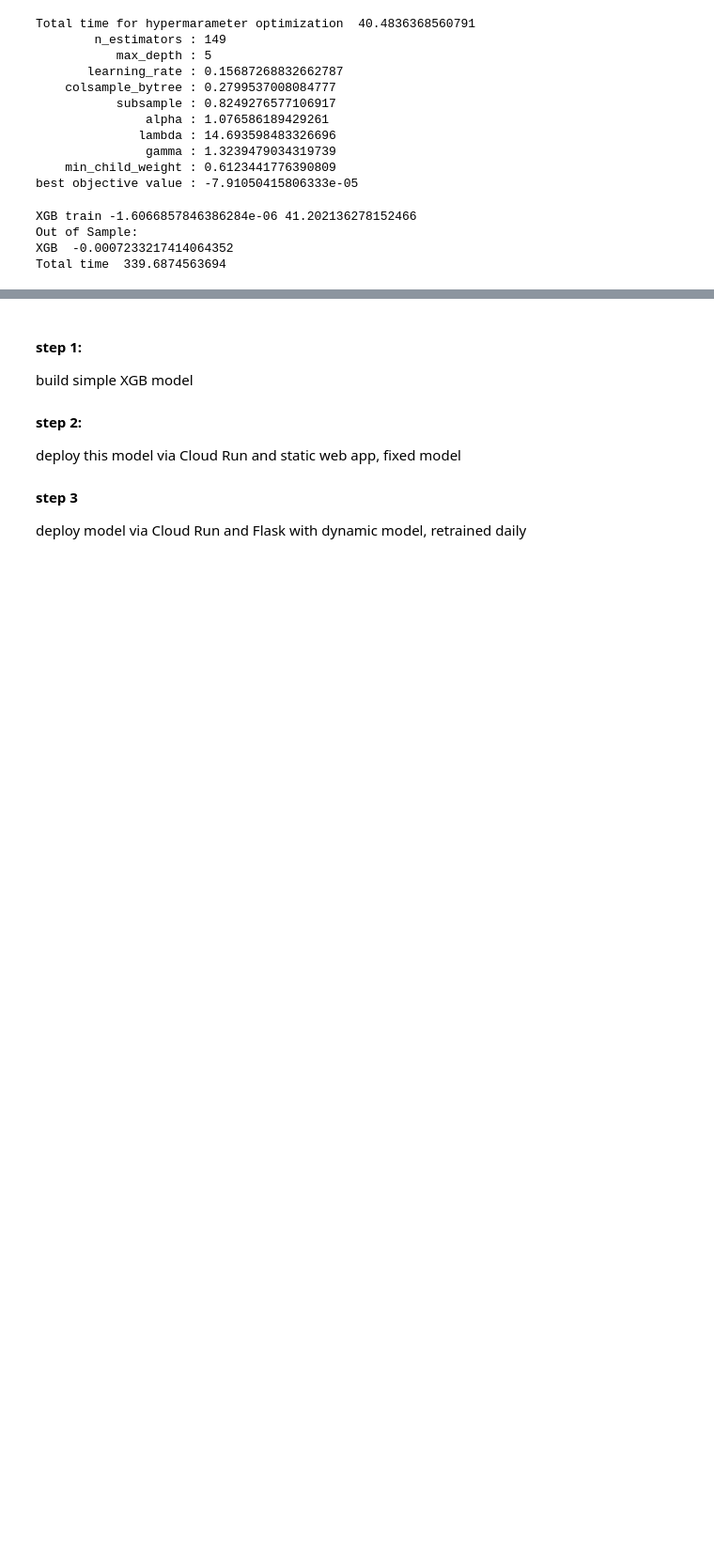
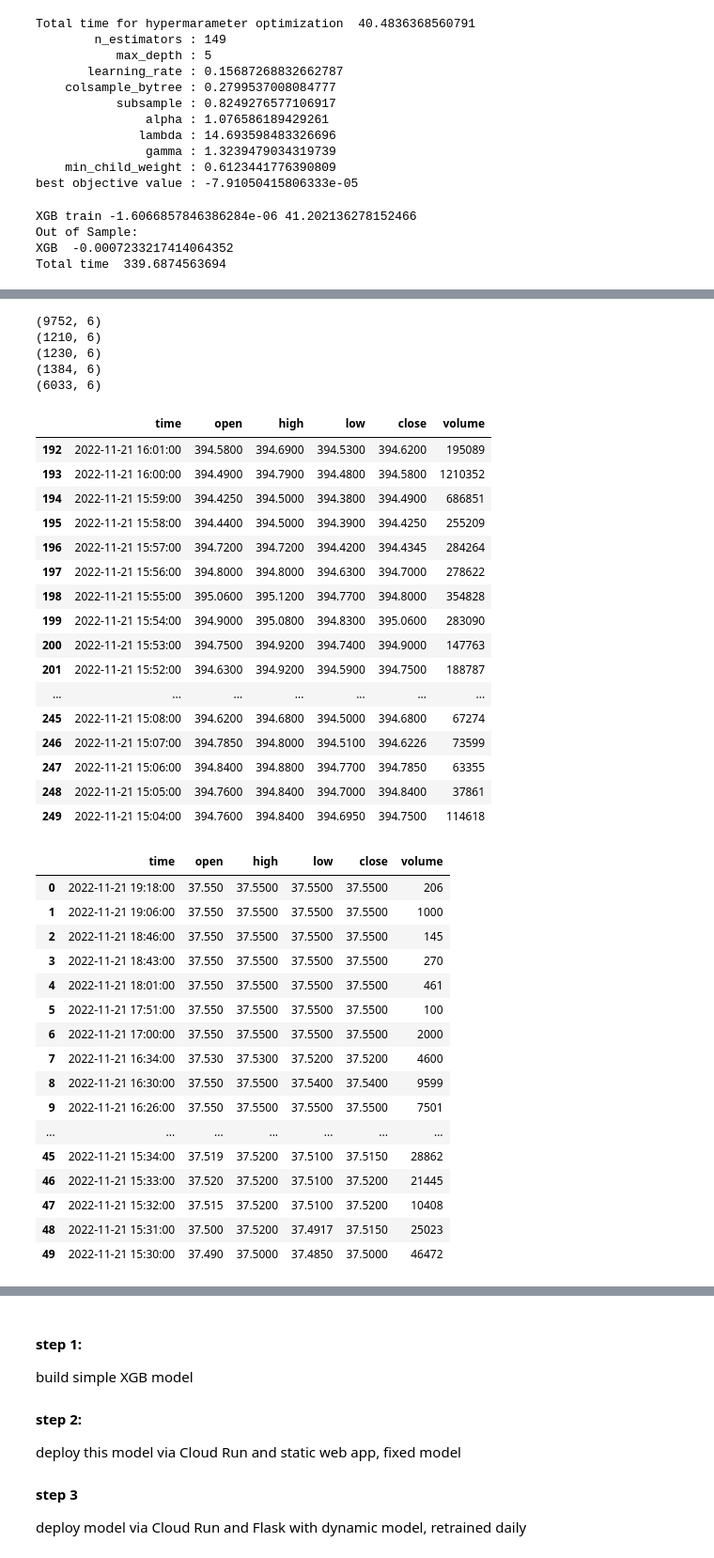
Before and after one commit to MykolaPinchuk/projects_gcp_cpu, a Jupyter notebook: spx/src/dev_xgb.ipynb, the cells around one changed output, grey strips where cells are left out. Shown: that part at 94% size. Saved outputs shown, nothing was run; the diff lists cells and outputs as text; code cells hidden in the pictures; blank space fills up the shorter version.

```diff
--- a/spx/src/dev_xgb.ipynb
+++ b/spx/src/dev_xgb.ipynb
@@ -452,3 +452,7 @@ Total time  339.6874563694
 # can try to exploit intraday lead-lag effects
 # i.e., pick up intraday major assets (3 indices) and try to predict less liquid assets.
 # can try btc or etfs of small stocks. e.g., eem or eems etfs.
+# %%
+url = 'https://www.alphavantage.co/query?function=TIME_SERIES_INTRADAY_EXTENDED&symbol=SPY&interval=1min&adjusted=true&slice=year1month1&apikey=KBYUCPQEHAG67WNC&datatype=csv'
+spy = pd.read_csv(url)
+spy
@@ -454,0 +473,65 @@ Total time  339.6874563694
+# %%
+url = 'https://www.alphavantage.co/query?function=TIME_SERIES_INTRADAY_EXTENDED&symbol=EEM&interval=1min&slice=year1month1&apikey=KBYUCPQEHAG67WNC&datatype=csv'
+eem = pd.read_csv(url)
+print(eem.shape)
+
+# EEMS is even less liquid, try eema emxc
+
+url = 'https://www.alphavantage.co/query?function=TIME_SERIES_INTRADAY_EXTENDED&symbol=EEMS&interval=1min&slice=year1month1&apikey=KBYUCPQEHAG67WNC&datatype=csv'
+eems = pd.read_csv(url)
+print(eems.shape)
+
+url = 'https://www.alphavantage.co/query?function=TIME_SERIES_INTRADAY_EXTENDED&symbol=EWX&interval=1min&slice=year1month1&apikey=KBYUCPQEHAG67WNC&datatype=csv'
+ewx = pd.read_csv(url)
+print(ewx.shape)
+
+url = 'https://www.alphavantage.co/query?function=TIME_SERIES_INTRADAY_EXTENDED&symbol=EEMA&interval=1min&slice=year1month1&apikey=KBYUCPQEHAG67WNC&datatype=csv'
+eema = pd.read_csv(url)
+print(eema.shape)
+
+url = 'https://www.alphavantage.co/query?function=TIME_SERIES_INTRADAY_EXTENDED&symbol=EMXC&interval=1min&slice=year1month1&apikey=KBYUCPQEHAG67WNC&datatype=csv'
+emxc = pd.read_csv(url)
+print(emxc.shape)
+# %% [output]
+(9752, 6)
+(1210, 6)
+(1230, 6)
+(1384, 6)
+(6033, 6)
+# %%
+display(spy[192:250], eem[:50], emxc[:50])
+# %% [output]
+|  | time | open | high | low | close | volume |
+| 192 | 2022-11-21 16:01:00 | 394.5800 | 394.6900 | 394.5300 | 394.6200 | 195089 |
+| 193 | 2022-11-21 16:00:00 | 394.4900 | 394.7900 | 394.4800 | 394.5800 | 1210352 |
+| 194 | 2022-11-21 15:59:00 | 394.4250 | 394.5000 | 394.3800 | 394.4900 | 686851 |
+| 195 | 2022-11-21 15:58:00 | 394.4400 | 394.5000 | 394.3900 | 394.4250 | 255209 |
+| 196 | 2022-11-21 15:57:00 | 394.7200 | 394.7200 | 394.4200 | 394.4345 | 284264 |
+| 197 | 2022-11-21 15:56:00 | 394.8000 | 394.8000 | 394.6300 | 394.7000 | 278622 |
+| 198 | 2022-11-21 15:55:00 | 395.0600 | 395.1200 | 394.7700 | 394.8000 | 354828 |
+| 199 | 2022-11-21 15:54:00 | 394.9000 | 395.0800 | 394.8300 | 395.0600 | 283090 |
+| 200 | 2022-11-21 15:53:00 | 394.7500 | 394.9200 | 394.7400 | 394.9000 | 147763 |
+| 201 | 2022-11-21 15:52:00 | 394.6300 | 394.9200 | 394.5900 | 394.7500 | 188787 |
+| ... | ... | ... | ... | ... | ... | ... |
+| 245 | 2022-11-21 15:08:00 | 394.6200 | 394.6800 | 394.5000 | 394.6800 | 67274 |
+| 246 | 2022-11-21 15:07:00 | 394.7850 | 394.8000 | 394.5100 | 394.6226 | 73599 |
+| 247 | 2022-11-21 15:06:00 | 394.8400 | 394.8800 | 394.7700 | 394.7850 | 63355 |
+| 248 | 2022-11-21 15:05:00 | 394.7600 | 394.8400 | 394.7000 | 394.8400 | 37861 |
+| 249 | 2022-11-21 15:04:00 | 394.7600 | 394.8400 | 394.6950 | 394.7500 | 114618 |
+|  | time | open | high | low | close | volume |
+| 0 | 2022-11-21 19:18:00 | 37.550 | 37.5500 | 37.5500 | 37.5500 | 206 |
+| 1 | 2022-11-21 19:06:00 | 37.550 | 37.5500 | 37.5500 | 37.5500 | 1000 |
+| 2 | 2022-11-21 18:46:00 | 37.550 | 37.5500 | 37.5500 | 37.5500 | 145 |
+| 3 | 2022-11-21 18:43:00 | 37.550 | 37.5500 | 37.5500 | 37.5500 | 270 |
+| 4 | 2022-11-21 18:01:00 | 37.550 | 37.5500 | 37.5500 | 37.5500 | 461 |
+| 5 | 2022-11-21 17:51:00 | 37.550 | 37.5500 | 37.5500 | 37.5500 | 100 |
+| 6 | 2022-11-21 17:00:00 | 37.550 | 37.5500 | 37.5500 | 37.5500 | 2000 |
+| 7 | 2022-11-21 16:34:00 | 37.530 | 37.5300 | 37.5200 | 37.5200 | 4600 |
+| 8 | 2022-11-21 16:30:00 | 37.550 | 37.5500 | 37.5400 | 37.5400 | 9599 |
+| 9 | 2022-11-21 16:26:00 | 37.550 | 37.5500 | 37.5500 | 37.5500 | 7501 |
+| ... | ... | ... | ... | ... | ... | ... |
+| 45 | 2022-11-21 15:34:00 | 37.519 | 37.5200 | 37.5100 | 37.5150 | 28862 |
+| 46 | 2022-11-21 15:33:00 | 37.520 | 37.5200 | 37.5100 | 37.5200 | 21445 |
+| 47 | 2022-11-21 15:32:00 | 37.515 | 37.5200 | 37.5100 | 37.5200 | 10408 |
+| 48 | 2022-11-21 15:31:00 | 37.500 | 37.5200 | 37.4917 | 37.5150 | 25023 |
+| 49 | 2022-11-21 15:30:00 | 37.490 | 37.5000 | 37.4850 | 37.5000 | 46472 |
```
Also changed, not shown: parts of 2 cells of this notebook, 3 other files.
